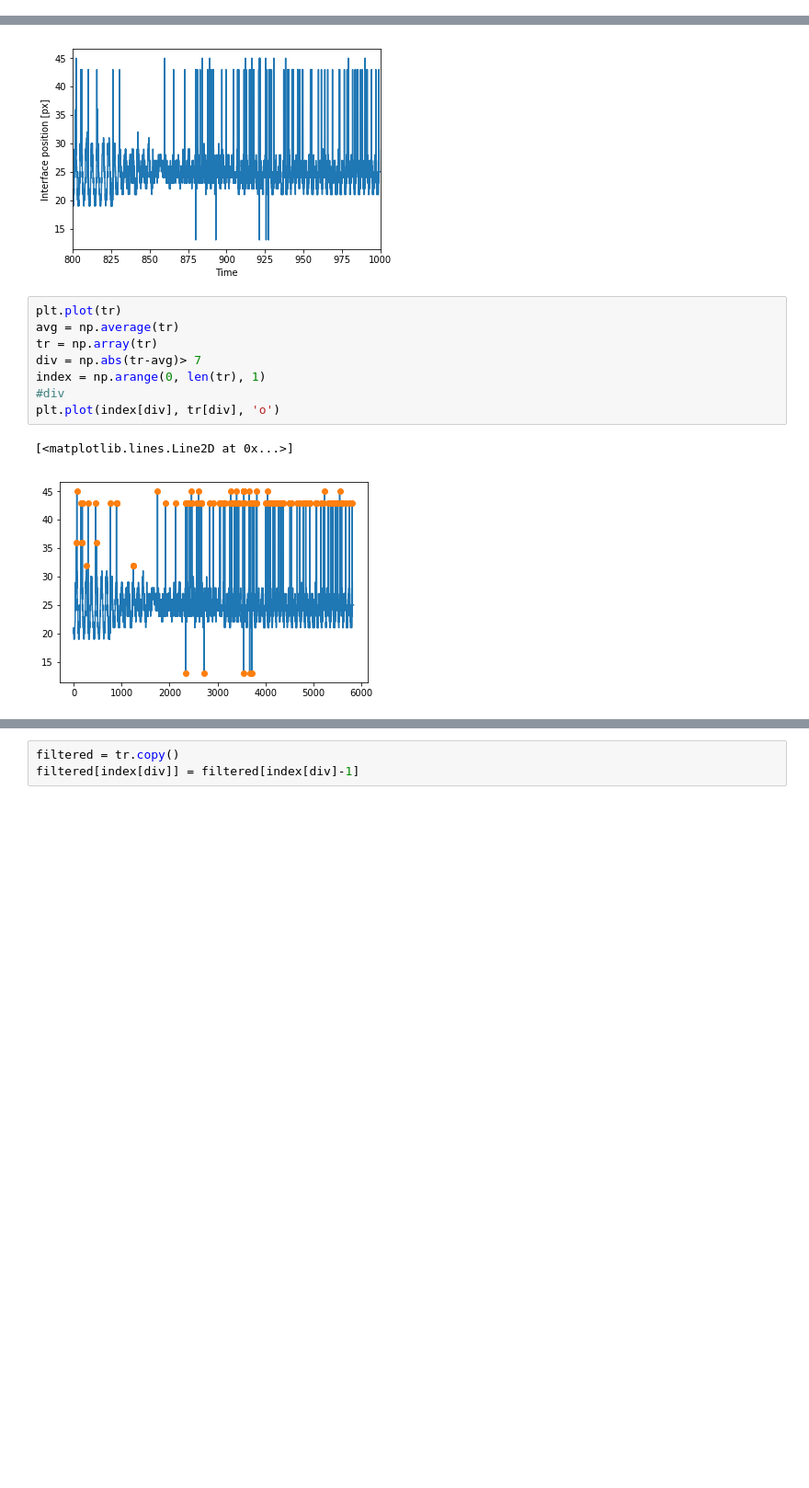
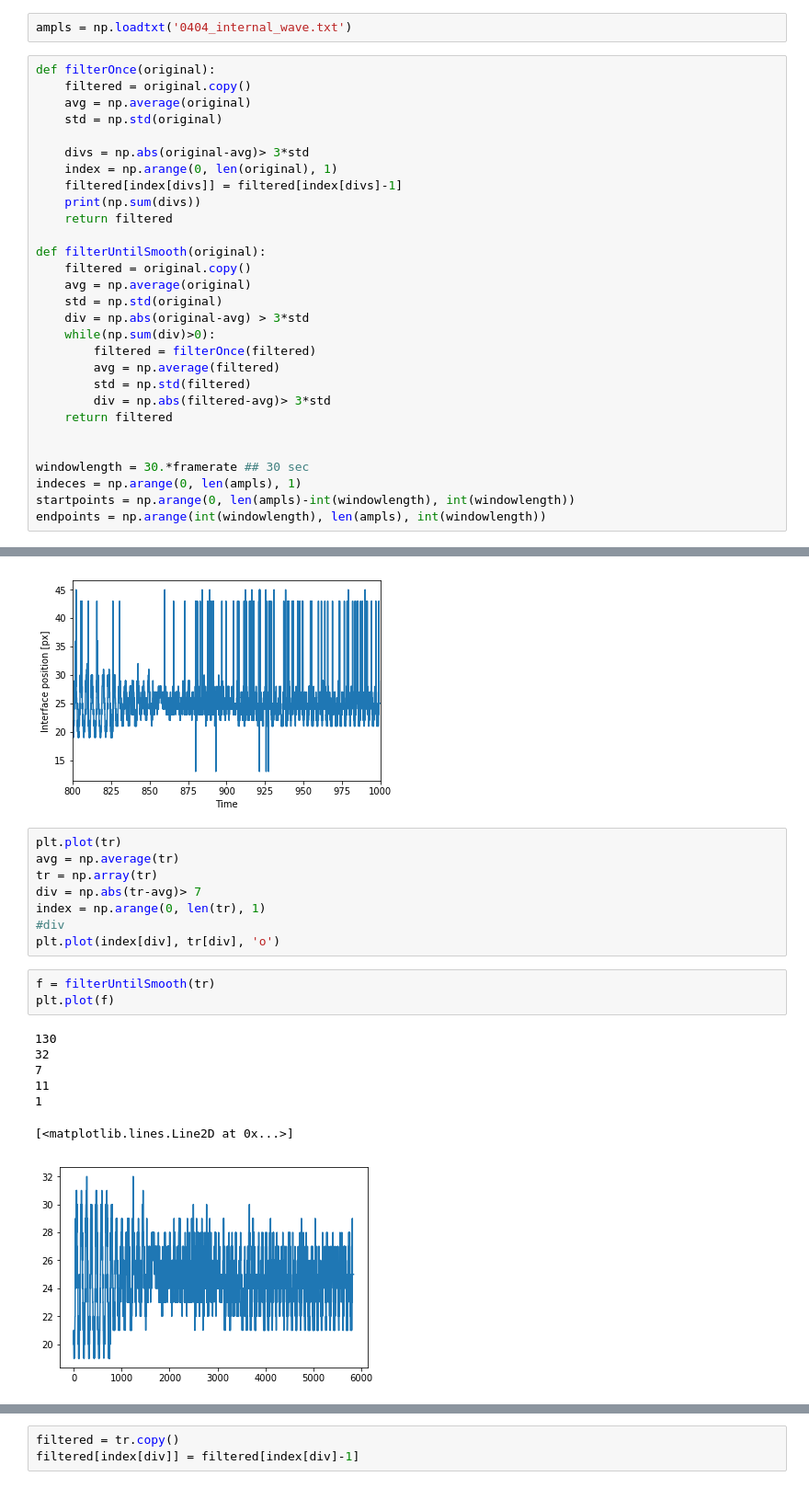
Before and after one commit to balintkaszas/boSchlieren, a Jupyter notebook: 0404.ipynb, the cells around one changed output, grey strips where cells are left out. Shown: that part at 92% size. Drawn from its saved outputs; the diff is of its cells as text; blank space fills up the shorter version.

Commit message:
Filtering for outliers

```diff
--- a/0404.ipynb
+++ b/0404.ipynb
@@ -228,3 +187,34 @@ for i in range(0, 37558):
         #print(printMaxAmpl(img, ref,j)[1])
     #m = np.argmax(np.array(amplsincol))
     ampls.append(printMaxAmpl(img, refcut,100)[0])
+# %%
+ampls = np.loadtxt('0404_internal_wave.txt')
+# %%
+def filterOnce(original):
+    filtered = original.copy()
+    avg = np.average(original)
+    std = np.std(original)
+
+    divs = np.abs(original-avg)> 3*std
+    index = np.arange(0, len(original), 1)
+    filtered[index[divs]] = filtered[index[divs]-1]
+    print(np.sum(divs))
+    return filtered
+
+def filterUntilSmooth(original):
+    filtered = original.copy()
+    avg = np.average(original)
+    std = np.std(original)
+    div = np.abs(original-avg) > 3*std
+    while(np.sum(div)>0):
+        filtered = filterOnce(filtered)
+        avg = np.average(filtered)
+        std = np.std(filtered)
+        div = np.abs(filtered-avg)> 3*std
+    return filtered
+
+
+windowlength = 30.*framerate ## 30 sec
+indeces = np.arange(0, len(ampls), 1)
+startpoints = np.arange(0, len(ampls)-int(windowlength), int(windowlength))
+endpoints = np.arange(int(windowlength), len(ampls), int(windowlength))
@@ -247,6 +239,14 @@ div = np.abs(tr-avg)> 7
 index = np.arange(0, len(tr), 1)
 #div
 plt.plot(index[div], tr[div], 'o')
-# %% [output]
-[<matplotlib.lines.Line2D at 0x...>]
-[figure, removed]
+# %%
+f = filterUntilSmooth(tr)
+plt.plot(f)
+# %% [output]
+130
+32
+7
+11
+1
+[<matplotlib.lines.Line2D at 0x...>]
+[figure, added]
```
Also changed, not shown: parts of 23 cells of this notebook.
